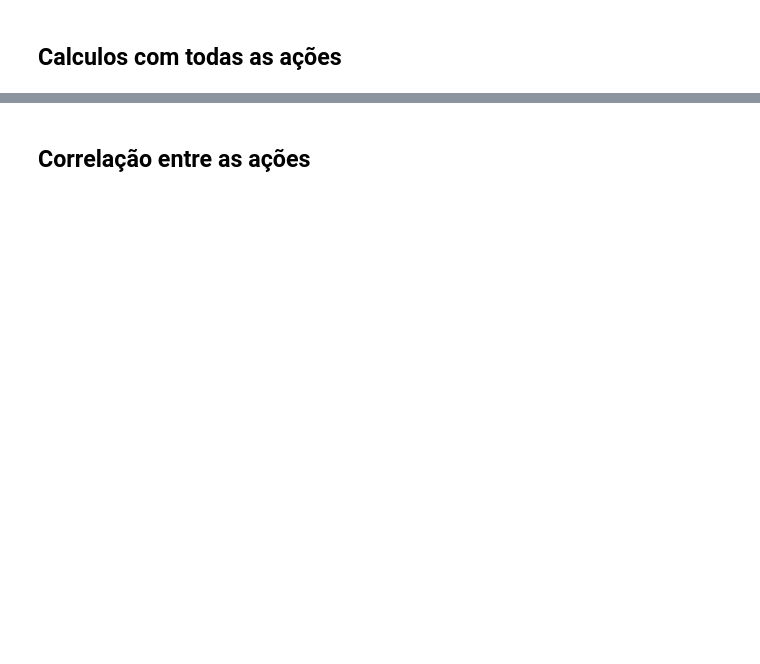
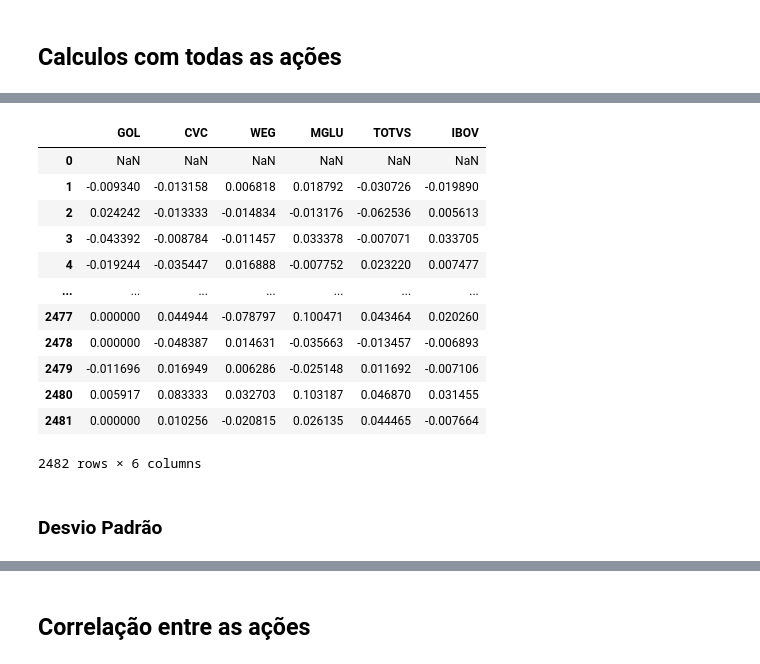
Before and after one commit to fabiolrodriguez/python_playground, a Jupyter notebook: variancia.ipynb, the cells around one changed output, grey strips where cells are left out. Cells and saved outputs as stored; diff of their text form; code cells hidden in the pictures; blank space fills up the shorter version.

```diff
--- a/variancia.ipynb
+++ b/variancia.ipynb
@@ -102,0 +122,19 @@ stats.variation(taxas_mglu) * 100
+# %%
+taxas_retorno = ( dataset / dataset.shift(1)) - 1
+taxas_retorno
+# %% [output]
+|  | GOL | CVC | WEG | MGLU | TOTVS | IBOV |
+| 0 | NaN | NaN | NaN | NaN | NaN | NaN |
+| 1 | -0.009340 | -0.013158 | 0.006818 | 0.018792 | -0.030726 | -0.019890 |
+| 2 | 0.024242 | -0.013333 | -0.014834 | -0.013176 | -0.062536 | 0.005613 |
+| 3 | -0.043392 | -0.008784 | -0.011457 | 0.033378 | -0.007071 | 0.033705 |
+| 4 | -0.019244 | -0.035447 | 0.016888 | -0.007752 | 0.023220 | 0.007477 |
+| ... | ... | ... | ... | ... | ... | ... |
+| 2477 | 0.000000 | 0.044944 | -0.078797 | 0.100471 | 0.043464 | 0.020260 |
+| 2478 | 0.000000 | -0.048387 | 0.014631 | -0.035663 | -0.013457 | -0.006893 |
+| 2479 | -0.011696 | 0.016949 | 0.006286 | -0.025148 | 0.011692 | -0.007106 |
+| 2480 | 0.005917 | 0.083333 | 0.032703 | 0.103187 | 0.046870 | 0.031455 |
+| 2481 | 0.000000 | 0.010256 | -0.020815 | 0.026135 | 0.044465 | -0.007664 |
+2482 rows × 6 columns
+# %% [markdown]
+### Desvio Padrão
```
Also changed, not shown: parts of 17 cells of this notebook.
